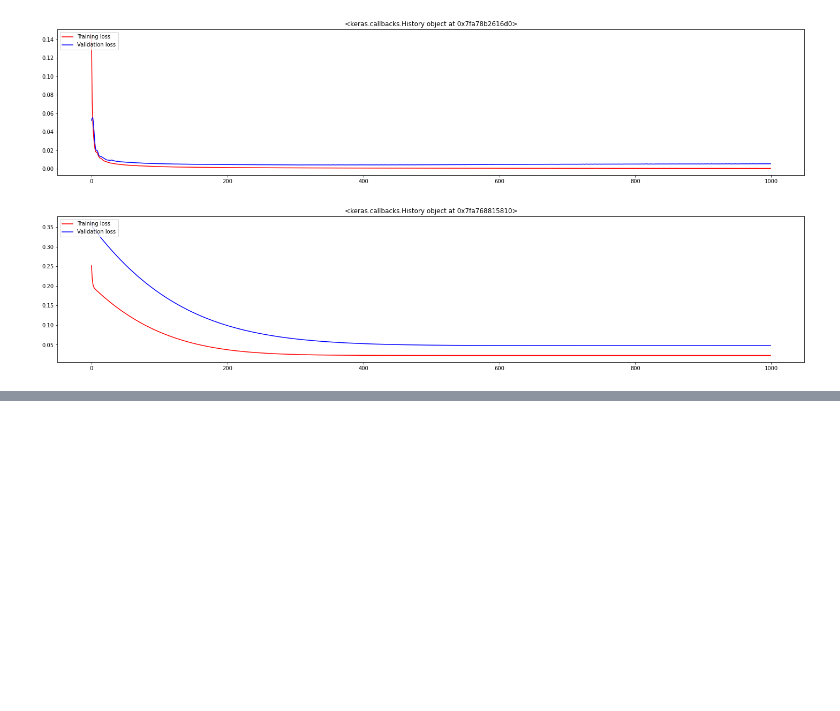
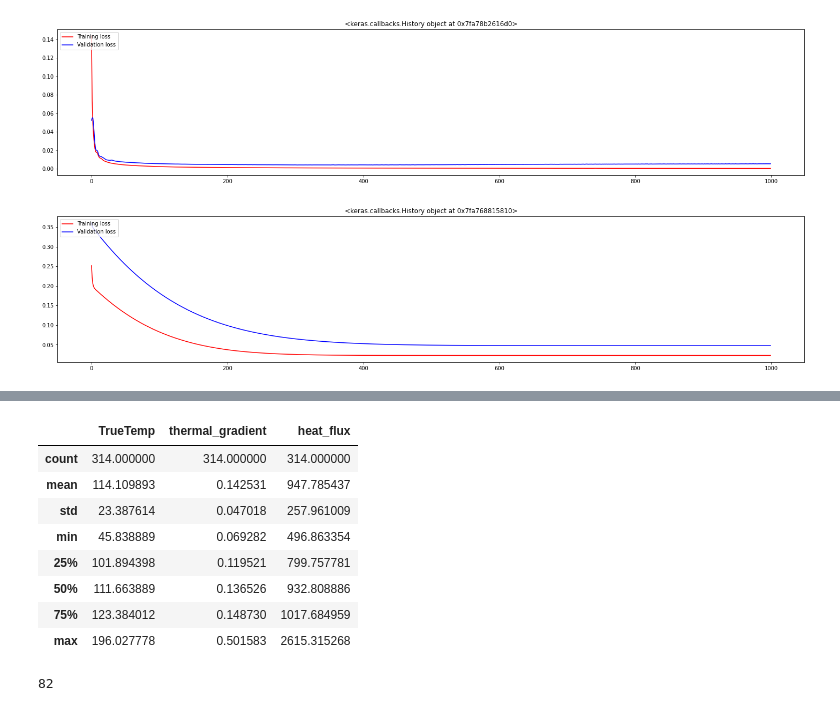
Before and after one commit to Softypo/2021_GTXdatathon, a Jupyter notebook: TM_go.ipynb, the cells around one changed output, grey strips where cells are left out. Cells and saved outputs as stored; diff of their text form; code cells hidden in the pictures; blank space fills up the shorter version.

```diff
--- a/TM_go.ipynb
+++ b/TM_go.ipynb
@@ -1044,0 +1188,17 @@ test[['UWI','TrueTemp']].to_csv('predictions.csv')
+# %%
+data = pd.concat([train,test],axis=0)
+# %%
+true_tg = []
+
+for i in range(0,len(data)):
+
+  if data['Field'].values[i] == 0:
+    grad = (((data['TrueTemp'].values[i])-30)+273.15)/(data['BHT_md_ft'].values[i]/3.28)
+  elif data['Field'].values[i] == 1:
+    grad = (((data['TrueTemp'].values[i])-20)+273.15)/(data['BHT_md_ft'].values[i]/3.28)
+
+  true_tg.append(grad)
+
+data['thermal_gradient'] = true_tg  # K/m
+
+data.groupby(by='Field')['thermal_grad'].mean()
@@ -1044,0 +1238,7 @@ test[['UWI','TrueTemp']].to_csv('predictions.csv')
+# %%
+neighbors = neighbors.iloc[np.delete(neighbors.index.values,to_remove),:]
+data[['NN_list']] = neighbors['NN_list'].values
+data = data.reset_index()
+data = data.rename(columns={'BottomLatitude_NAD83':'latitude','BottomLongitude_NAD83':'longitude','index':'UWI'})
+# %%
+data['heat_flux'] = data['thermal_cond']*(data['thermal_grad'])
@@ -1044,0 +1290,20 @@ test[['UWI','TrueTemp']].to_csv('predictions.csv')
+# %%
+data[data['Field']==0][['TrueTemp','thermal_gradient','heat_flux']].describe()
+# %% [output]
+|  | TrueTemp | thermal_gradient | heat_flux |
+| count | 314.000000 | 314.000000 | 314.000000 |
+| mean | 114.109893 | 0.142531 | 947.785437 |
+| std | 23.387614 | 0.047018 | 257.961009 |
+| min | 45.838889 | 0.069282 | 496.863354 |
+| 25% | 101.894398 | 0.119521 | 799.757781 |
+| 50% | 111.663889 | 0.136526 | 932.808886 |
+| 75% | 123.384012 | 0.148730 | 1017.684959 |
+| max | 196.027778 | 0.501583 | 2615.315268 |
+# %%
+eaglebine = data[data['Field']==0]
+
+temp = eaglebine[eaglebine['TrueTemp']>123] # 3rd Quartile of True Temp
+eaglebine_prospectives = temp[temp['heat_flux']>257] # Standard Deviation for Heat Flux
+len(eaglebine_prospectives)
+# %% [output]
+82
```
Also changed, not shown: parts of 84 cells of this notebook.
